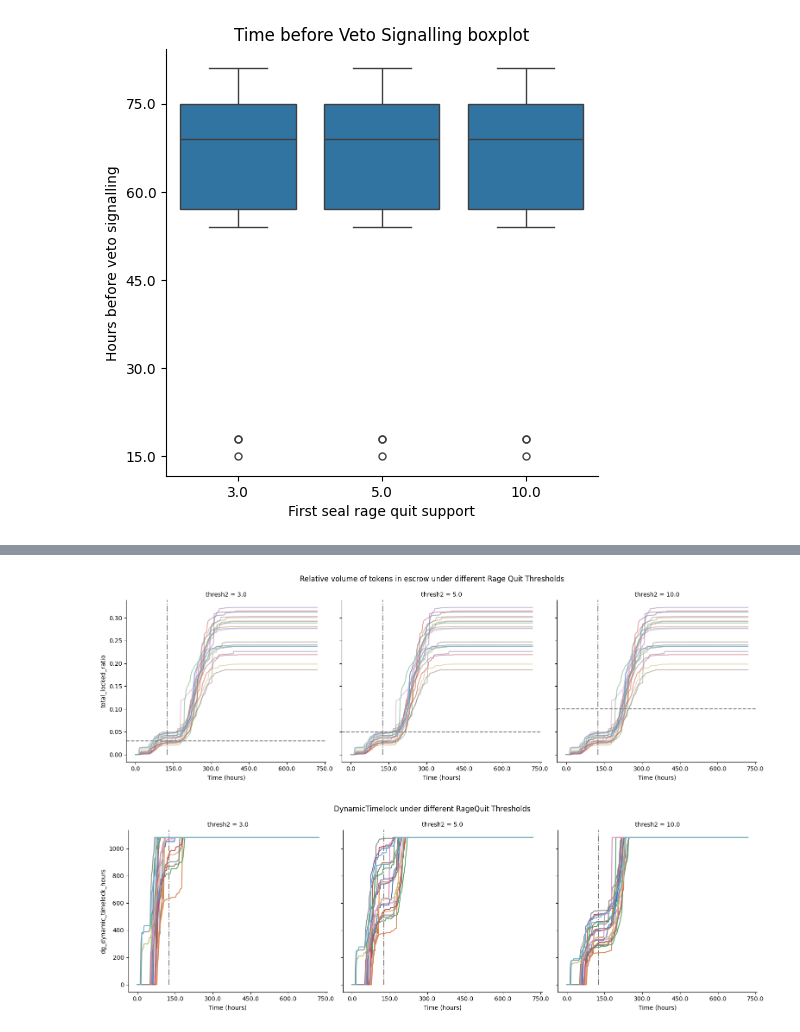
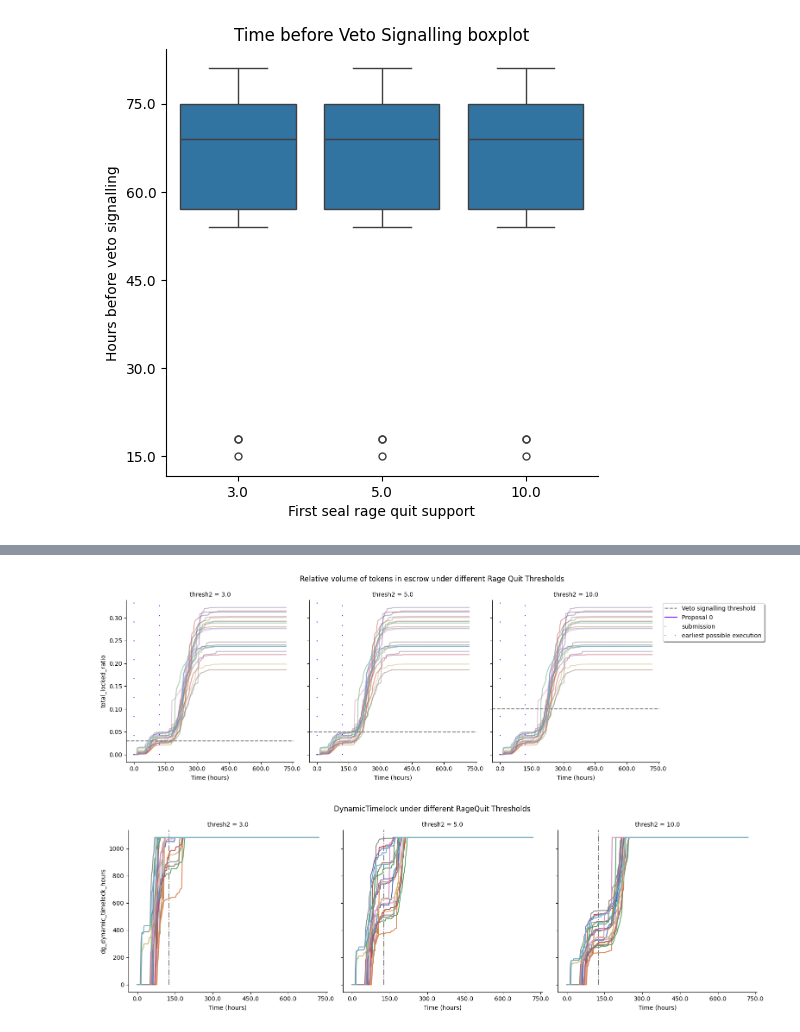
Before and after one commit to collectif-dao/dg-research, a Jupyter notebook: experiments/notebooks/06_ragequit_threshold_sweep.ipynb, the cells around one changed output, grey strips where cells are left out. Cells and saved outputs as stored; diff of their text form; code cells hidden in the pictures.

```diff
--- a/experiments/notebooks/06_ragequit_threshold_sweep.ipynb
+++ b/experiments/notebooks/06_ragequit_threshold_sweep.ipynb
@@ -150,15 +237,12 @@ plt.gca().set_yticks(list(state_names.keys()), labels=list(state_names.values())
 
 for thresh_val in g.col_names:
     ax = g.axes_dict[thresh_val]
-
-    ylim = ax.get_ylim()
-    execution_timestep = 2 + 5 * 24 / 3
-    execution_time_line = ax.plot([execution_timestep, execution_timestep], [0, ylim[1]], color='gray', linestyle='-.', zorder=0, label='Time when proposal will be executed')
-    ax.set_ylim(ylim)
     ax.xaxis.set_major_formatter(ticker.FuncFormatter(lambda x, pos: f"{x * 3}"))
     ax.set_xlabel('Time (hours)')
 
-    ax.legend([execution_time_line[0]], ['Time when proposal will be executed'])
+    add_proposal_data_to_timeplot(ax, proposal_df[(proposal_df['thresh2'] == thresh_val) & (proposal_df['seed'] == proposal_df['seed'][0])])
+    if thresh_val == g.col_names[-1]:
+        ax.legend(bbox_to_anchor=(1, 1), fancybox=True, shadow=True);
 
 plt.suptitle('Dual Governance system state dynamics under different Rage Quit Thresholds')
 plt.tight_layout()
@@ -167,31 +266,26 @@ plt.tight_layout()
 # %%
 actors_df['sseed'] = 's' + actors_df['seed'].map(str)
 a = sns.relplot(actors_df, x='timestep', y='total_locked_ratio', col='thresh2',
             kind='line', hue='seed', palette='deep', col_wrap=3, alpha=0.5
            )
 if a._legend:
     a._legend.remove()
 for thresh_val in a.col_names:
     ax = a.axes_dict[thresh_val]
     ax.xaxis.set_major_formatter(ticker.FuncFormatter(lambda x, pos: f"{x * 3}"))
     ax.set_xlabel('Time (hours)')
     xlim = ax.get_xlim()
     thresh_line = ax.plot(xlim, np.array([thresh_val, thresh_val]) / 100, linestyle='--', color='gray', label='Veto signalling threshold')
     ax.set_xlim(xlim)
 
-    ylim = ax.get_ylim()
-    # ylim = [0, 0.2]
-    execution_timestep = 2 + 5 * 24 / 3
-    execution_time_line = ax.plot([execution_timestep, execution_timestep], [0, ylim[1]], color='gray', linestyle='-.', label='Time when proposal will be executed')
-    ax.set_ylim(ylim)
-
-    # if thresh_val == 0.1:
-    #     ax.legend([thresh_line[0], execution_time_line[0]], ['Veto signalling threshold', 'Time when proposal will be executed'])
+    add_proposal_data_to_timeplot(ax, proposal_df[(proposal_df['thresh2'] == thresh_val) & (proposal_df['seed'] == proposal_df['seed'][0])])
+    if thresh_val == g.col_names[-1]:
+        ax.legend(bbox_to_anchor=(1, 1), fancybox=True, shadow=True);
 
 plt.suptitle('Relative volume of tokens in escrow under different Rage Quit Thresholds')
 plt.tight_layout()
 # %% [output]
-[figure, old version]
+[figure, new version]
 # %%
 g = sns.relplot(dg_state_df, x='timestep', y='dg_dynamic_timelock_hours', col='thresh2',
             kind='line', hue='seed', palette='deep', col_wrap=3
```
Also changed, not shown: parts of 6 cells of this notebook, 2 other files.
